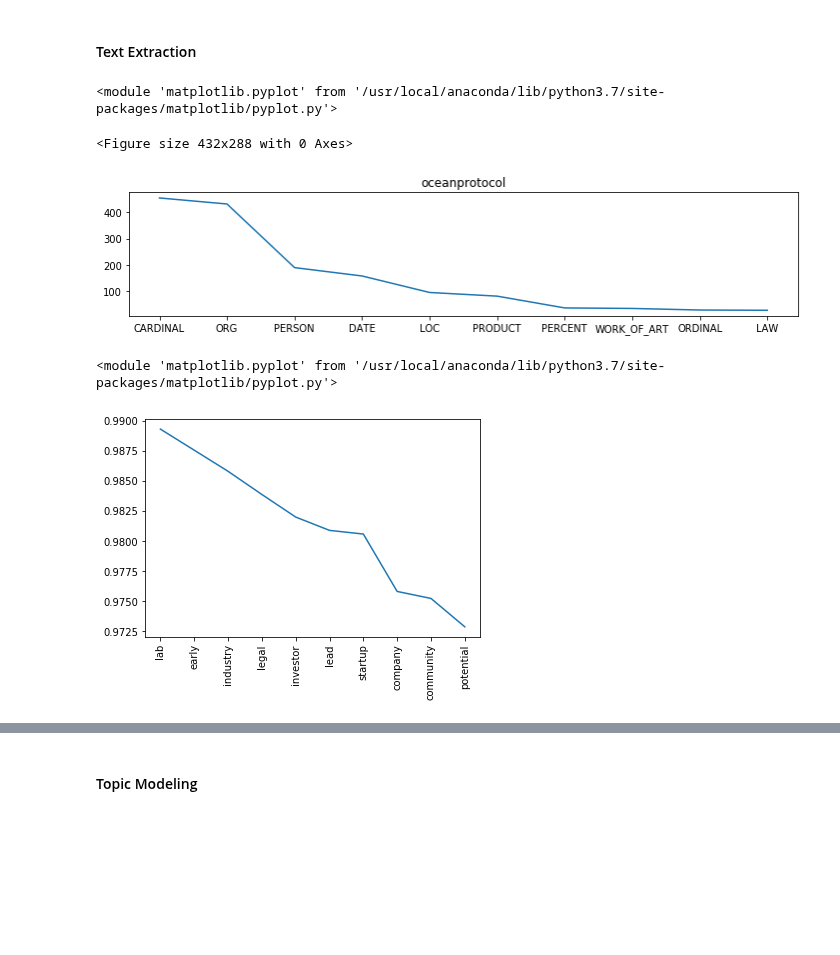
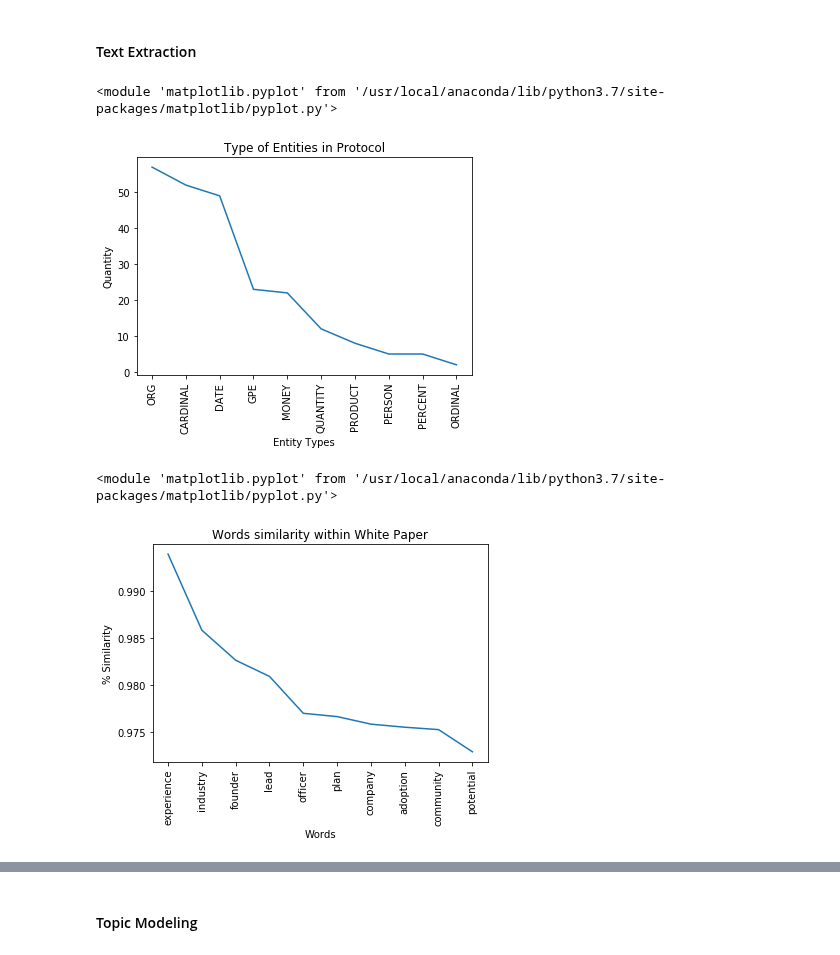
Before and after one commit to luisdiegocm/HWR_DataScience_Project, a Jupyter notebook: dashboard/Dashboard.ipynb, the cells around one changed output, grey strips where cells are left out. Drawn from its saved outputs; the diff is of its cells as text; code cells hidden in the pictures; blank space fills up the shorter version.

```diff
--- a/dashboard/Dashboard.ipynb
+++ b/dashboard/Dashboard.ipynb
@@ -390,12 +392,11 @@ class TextExtraction():
             y1.append(i1[i][1])
 
         # Create the visualization
-        plt.subplots_adjust(hspace = 0.5, top = 0.4)
-        plt.figure(figsize=(12,5))
-
-        plt.subplot(211)
         plt.plot(x1, y1)
-        plt.title(protocol)
+        plt.title("Type of Entities in Protocol")
+        plt.xticks(rotation=90)
+        plt.xlabel("Entity Types")
+        plt.ylabel("Quantity")
 
         return plt
 
@@ -440,10 +441,11 @@ class TextExtraction():
             y.append(l[i][1])
 
         # Prepare Visualization
-        #grid = plt.GridSpec(2, 3, wspace=0.4, hspace=0.3)
-        #plt.subplot(grid[0, 0])
         plt.plot(x, y)
         plt.xticks(rotation=90)
+        plt.title("Words similarity within White Paper")
+        plt.xlabel("Words")
+        plt.ylabel("% Similarity")
 
         return plt
 
@@ -475,9 +477,6 @@ class TextExtraction():
         result = pca.fit_transform(X)
 
         # Prepare Visualization
-        #plt.subplot(grid[1, 0])
-        plt.figure(figsize=(10,10))
-
         plt.scatter(result[:,0], result[:,1], s=100)
         words = list(model2.wv.vocab)
 
@@ -487,6 +486,9 @@ class TextExtraction():
             except:
                 pass
 
+        plt.title("PCA on Words of White Paper")
+        plt.xlabel("PCA1")
+        plt.ylabel("PCA2")
         return plt
 # %%
 class TopicModeling():
@@ -878,7 +880,7 @@ tm = TopicModeling(dataset)
 # %%
 tc = TextClassification(dataset)
 # %%
-protocol = "oceanprotocol"
+protocol = "kwattcoin"
 # %% [markdown]
 #### Information Retrieval
 # %%
@@ -914,13 +916,12 @@ te.get_word2vec_model()
 te.visualize_ent(protocol)
 # %% [output]
 <module 'matplotlib.pyplot' from '/usr/local/anaconda/lib/python3.7/site-packages/matplotlib/pyplot.py'>
-<Figure size 432x288 with 0 Axes>
-[figure, old version]
+[figure, new version]
 # %%
-te.visualize_wordvec("legal",protocol)
+te.visualize_wordvec("marketing",protocol)
 # %% [output]
 <module 'matplotlib.pyplot' from '/usr/local/anaconda/lib/python3.7/site-packages/matplotlib/pyplot.py'>
-[figure, old version]
+[figure, new version]
 # %%
 te.visualize_pca(protocol)
 # %% [output]
```
Also changed, not shown: parts of 10 cells of this notebook.
